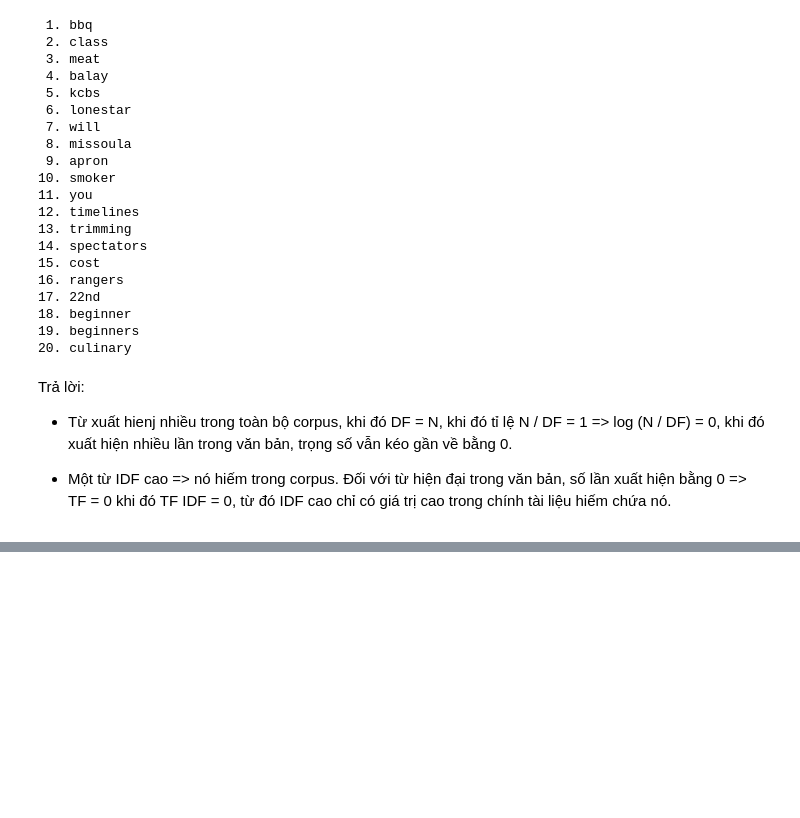
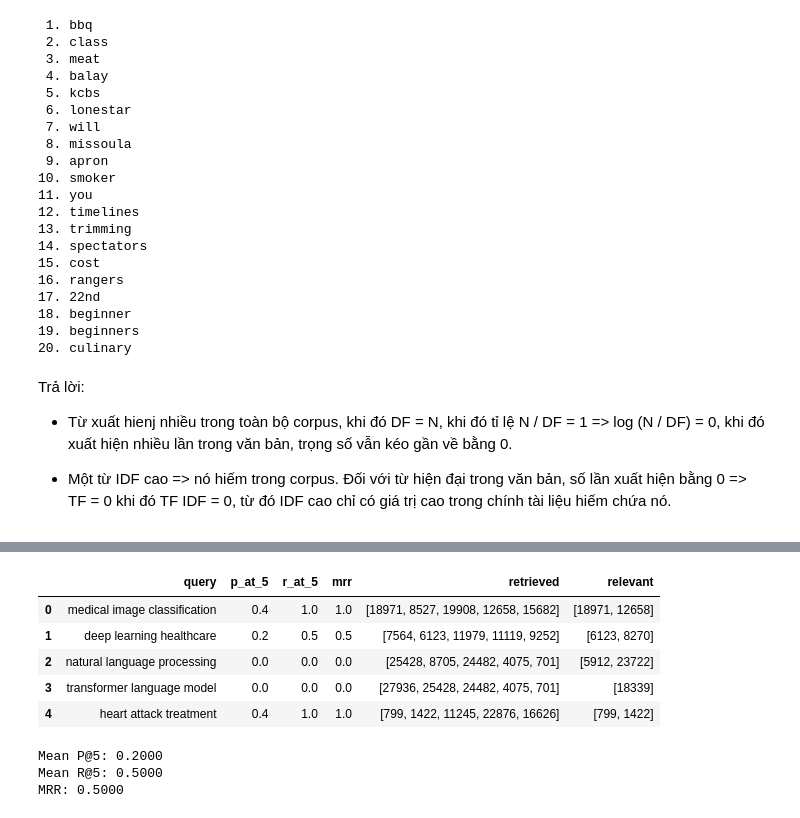
Before and after one commit to ntrThanh/NLP-2026, a Jupyter notebook: lab01/experiments.ipynb, the cells around one changed output, grey strips where cells are left out. Saved outputs shown, nothing was run; the diff lists cells and outputs as text; code cells hidden in the pictures; blank space fills up the shorter version.

```diff
--- a/lab01/experiments.ipynb
+++ b/lab01/experiments.ipynb
@@ -184,0 +477,7 @@ Trả lời:
+# %%
+vectorizer = CountVectorizer(lowercase=True, stop_words='english', token_pattern=r'(?u)\b\w+\b')
+X = vectorizer.fit_transform(texts)
+
+tfidf_trans = TfidfTransformer()
+X_tfidf = tfidf_trans.fit_transform(X)
+print(f'X_tfidf shape: {X_tfidf.shape}')
@@ -184,0 +541,64 @@ Trả lời:
+# %%
+import pandas as pd
+import numpy as np
+from sklearn.feature_extraction.text import CountVectorizer, TfidfTransformer
+from sklearn.metrics.pairwise import cosine_similarity
+
+df = pd.read_json('/media/trong-thanh/Data/University/Fourth Year/NLP/experiments/ex1/data.json', lines=True)
+texts = df['text'].fillna('').tolist()
+
+vectorizer = CountVectorizer(lowercase=True, stop_words='english', token_pattern=r'(?u)\b\w+\b')
+X = vectorizer.fit_transform(texts)
+tfidf_trans = TfidfTransformer()
+X_tfidf = tfidf_trans.fit_transform(X)
+# %%
+eval_set = {
+    "medical image classification": [18971, 12658],
+    "deep learning healthcare": [6123, 8270],
+    "natural language processing": [5912, 23722],
+    "transformer language model": [18339],
+    "heart attack treatment": [799, 1422]
+}
+
+def evaluate(queries_dict, k=5):
+    rows = []
+    for q, rel in queries_dict.items():
+        q_vec = tfidf_trans.transform(vectorizer.transform([q]))
+        sims = cosine_similarity(q_vec, X_tfidf).flatten()
+        ret = [int(x) for x in np.argsort(sims)[::-1][:k]]
+
+        hits = [d for d in ret if d in rel]
+        p_k = len(hits) / k
+        r_k = len(hits) / len(rel)
+
+        rr = 0.0
+        for rank, d in enumerate(ret, 1):
+            if d in rel:
+                rr = 1.0 / rank
+                break
+
+        rows.append({
+            'query': q,
+            'p_at_5': round(p_k, 4),
+            'r_at_5': round(r_k, 4),
+            'mrr': round(rr, 4),
+            'retrieved': ret,
+            'relevant': rel
+        })
+    return pd.DataFrame(rows)
+
+results = evaluate(eval_set)
+display(results)
+print(f"Mean P@5: {results['p_at_5'].mean():.4f}")
+print(f"Mean R@5: {results['r_at_5'].mean():.4f}")
+print(f"MRR: {results['mrr'].mean():.4f}")
+# %% [output]
+|  | query | p_at_5 | r_at_5 | mrr | retrieved | relevant |
+| 0 | medical image classification | 0.4 | 1.0 | 1.0 | [18971, 8527, 19908, 12658, 15682] | [18971, 12658] |
+| 1 | deep learning healthcare | 0.2 | 0.5 | 0.5 | [7564, 6123, 11979, 11119, 9252] | [6123, 8270] |
+| 2 | natural language processing | 0.0 | 0.0 | 0.0 | [25428, 8705, 24482, 4075, 701] | [5912, 23722] |
+| 3 | transformer language model | 0.0 | 0.0 | 0.0 | [27936, 25428, 24482, 4075, 701] | [18339] |
+| 4 | heart attack treatment | 0.4 | 1.0 | 1.0 | [799, 1422, 11245, 22876, 16626] | [799, 1422] |
+Mean P@5: 0.2000
+Mean R@5: 0.5000
+MRR: 0.5000
```
Also changed, not shown: parts of 72 cells of this notebook, 7 other files.
